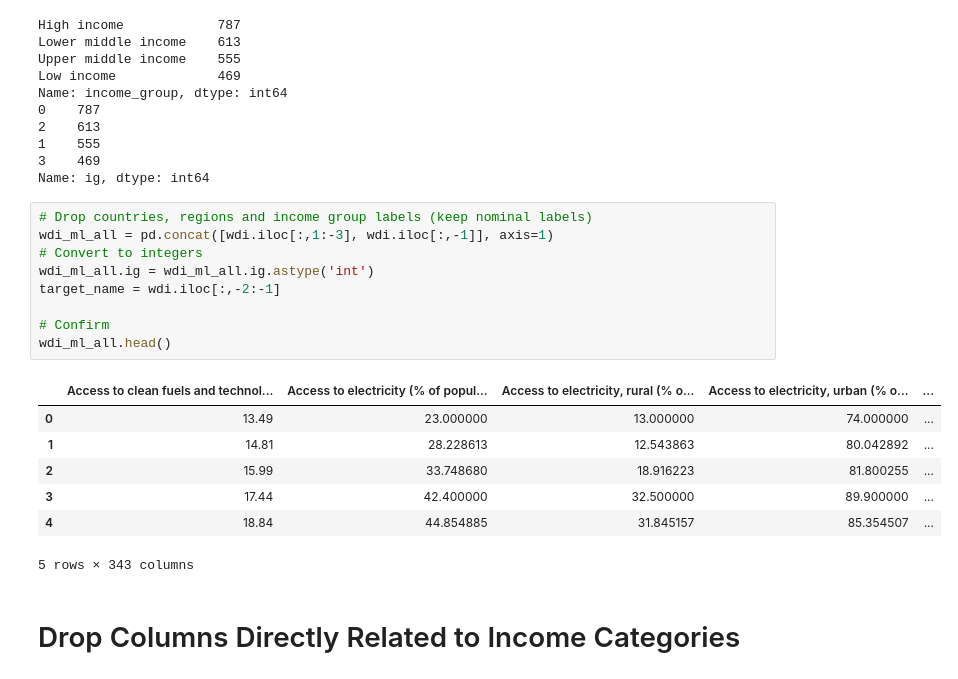
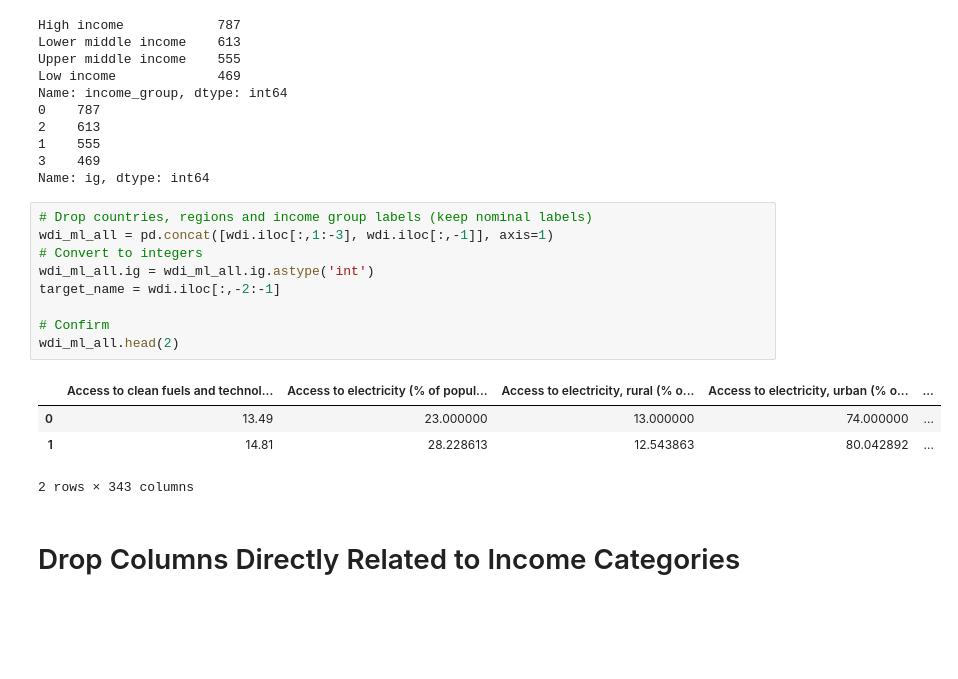
Before and after one commit to dametreusv/world_development_indicators, a Jupyter notebook: WDA_modeling.ipynb, the cells around one changed output. Drawn from its saved outputs; the diff is of its cells as text; blank space fills up the shorter version.

```diff
--- a/WDA_modeling.ipynb
+++ b/WDA_modeling.ipynb
@@ -415,19 +423,16 @@ Name: ig, dtype: int64
 # %%
 # Drop countries, regions and income group labels (keep nominal labels)
 wdi_ml_all = pd.concat([wdi.iloc[:,1:-3], wdi.iloc[:,-1]], axis=1)
 # Convert to integers
 wdi_ml_all.ig = wdi_ml_all.ig.astype('int')
 target_name = wdi.iloc[:,-2:-1]
 
 # Confirm
-wdi_ml_all.head()
+wdi_ml_all.head(2)
 # %% [output]
 |  | Access to clean fuels and technol... | Access to electricity (% of popul... | Access to electricity, rural (% o... | Access to electricity, urban (% o... | ... |
 | 0 | 13.49 | 23.000000 | 13.000000 | 74.000000 | ... |
 | 1 | 14.81 | 28.228613 | 12.543863 | 80.042892 | ... |
-| 2 | 15.99 | 33.748680 | 18.916223 | 81.800255 | ... |
-| 3 | 17.44 | 42.400000 | 32.500000 | 89.900000 | ... |
-| 4 | 18.84 | 44.854885 | 31.845157 | 85.354507 | ... |
-5 rows × 343 columns
+2 rows × 343 columns
 # %% [markdown]
 # Drop Columns Directly Related to Income Categories
```
Also changed, not shown: parts of 58 cells of this notebook.
